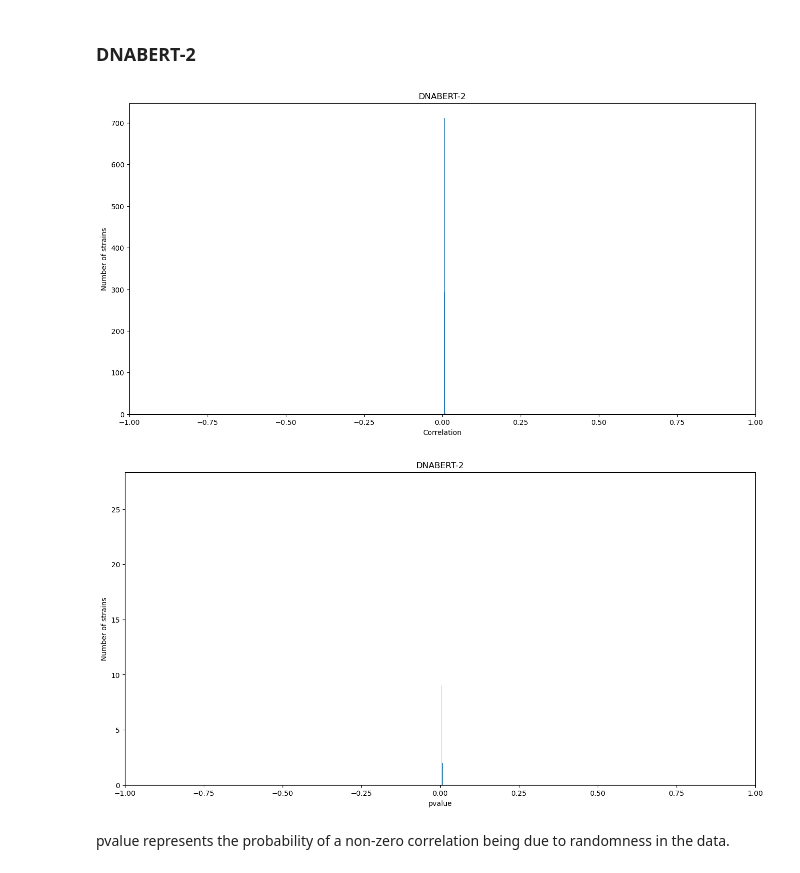
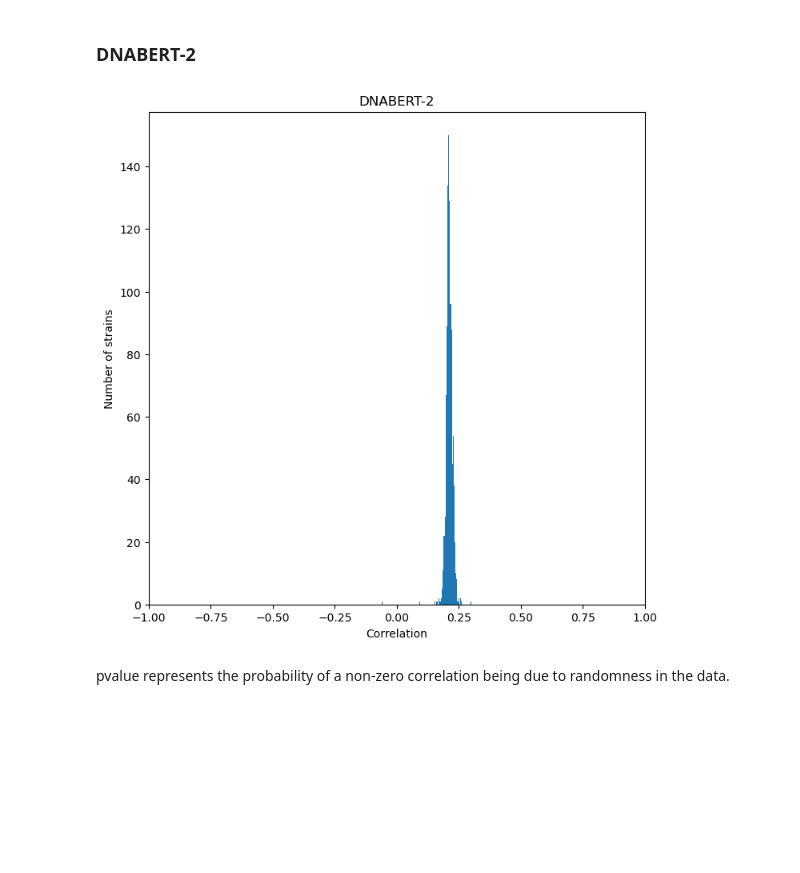
Before and after one commit to MRuhaib/UGRC-2024, a Jupyter notebook: Model Evaluation/Embeddings Evaluation/Full Genome Embeddings/fullEmbeddingsEval.ipynb, the cells around one changed output. Cells and saved outputs as stored; diff of their text form; code cells hidden in the pictures; blank space fills up the shorter version.

Commit message:
some updates and new figures for the prev 3 methods

```diff
--- a/Model Evaluation/Embeddings Evaluation/Full Genome Embeddings/fullEmbeddingsEval.ipynb
+++ b/Model Evaluation/Embeddings Evaluation/Full Genome Embeddings/fullEmbeddingsEval.ipynb
@@ -172,10 +172,10 @@ Error: A child process terminated abruptly, the process pool is not usable anymo
 def euclid(model, strain):
     model = (model).split('/')[1]
     embeddings = []
-    npzfile = np.load(f"../../Model Inference/Full/DNABERT/{model}_{maxLen}.npz") #change the address manually
+    npzfile = np.load(f"../../Model Inference/Full/Hyena/{model}_{maxLen}.npz") #change the address manually
     embeddings = npzfile[strain][:-1] #So as to match shape with the hamming scores!
     alignment = squareform(pdist(embeddings, "euclidean"))
     embeddingAlignmentScores = pd.DataFrame(alignment)
-    embeddingAlignmentScores.to_csv(f"Alignment Scores/Embeddings/Euclid/DNABERT-2/{strain}_{maxLen}_euclidDistances.csv", index=False)  # add hyena; change this manually
+    embeddingAlignmentScores.to_csv(f"Alignment Scores/Embeddings/Euclid/hyena450_10k/{strain}_{maxLen}_euclidDistances.csv", index=False)  # add hyena; change this manually
     return f"Done with pairwise comparison of {strain}'s embeddings using Euclidean distance."
 # %%
@@ -192,4 +192,4 @@ for file in Path(directory).glob("*.fasta"):
     strains.append(strain)
 # %%
 for strain in strains:
-    euclid("xx/DNABERT-2-117M", strain=strain)
+    euclid("LongSafari/hyenadna-medium-450k-seqlen-hf", strain=strain)
@@ -256,7 +267,7 @@ totalCorr = []
 # %%
 def hammingEuclidCorr(strain, model):
     euclidDistances = pd.read_csv(f"Alignment Scores/Embeddings/Euclid/{model}/{strain}_{maxLen}_euclidDistances.csv").to_numpy().flatten() #remember to change to maxLen here
-    hammingScores = pd.read_csv(f"../../Sequence Alignment/Hamming Scores/{model}/{strain}_{maxLen}_hammingScores.csv").to_numpy().flatten()
+    hammingScores = pd.read_csv(f"../../Sequence Alignment/Hamming Scores/DNABERT-S/{strain}_{maxLen}_hammingScores.csv").to_numpy().flatten() #using DNABERT-S folder since it has 10k
     '''
     hammingScores, euclidDistances = pd.DataFrame(hammingScores), pd.DataFrame(euclidDistances) #just so that I can use .corrwith; which gives pearson correlation column-wise :)
     return hammingScores.corrwith(euclidDistances)[0] #same as hammingScores[0].corr(euclidDistances[0])
@@ -271,3 +304,3 @@ hammingEuclidCorr('AAA', 'hyena450')
 # %%
 for strain in strains:
-    totalCorr.append(hammingEuclidCorr(strain, 'DNABERT-2')[0]) #index 0 for correlation, 1 for pvalue
+    totalCorr.append(hammingEuclidCorr(strain, 'hyena450')[0])
@@ -327,25 +470,14 @@ plt.show()
 ### DNABERT-2
 # %%
 #Using pearsonr's pvalues
-fig, ax = plt.subplots(figsize=(16, 8))
-ax.hist(totalCorr, bins = 10)
+fig, ax = plt.subplots(figsize=(8, 8))
+ax.hist(totalCorr, bins = 100)
 ax.set_title("DNABERT-2")
 ax.set(xlim = (-1, 1))
 plt.xlabel('Correlation')
 plt.ylabel('Number of strains')
 plt.show()
 # %% [output]
-[figure, old version]
+[figure, new version]
-# %%
-#Using pandas' corrwith/ scipy pearsonr's statistic
-fig, ax = plt.subplots(figsize=(16, 8))
-ax.hist(totalCorr, bins = 1000)
-ax.set_title("DNABERT-2")
-ax.set(xlim = (-1, 1))
-plt.xlabel('pvalue')
-plt.ylabel('Number of strains')
-plt.show()
-# %% [output]
-[figure, removed]
 # %% [markdown]
 pvalue represents the probability of a non-zero correlation being due to randomness in the data.
```
Also changed, not shown: parts of 33 cells of this notebook, 22 other files.
